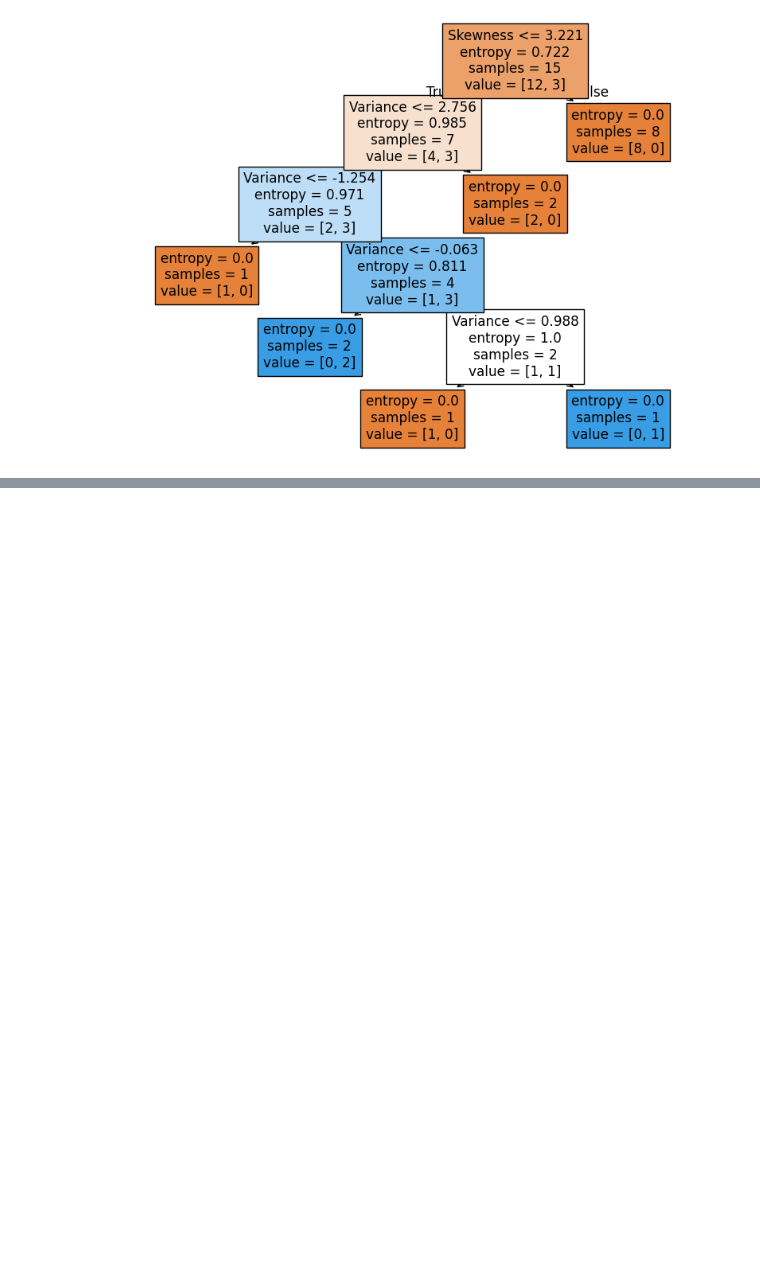
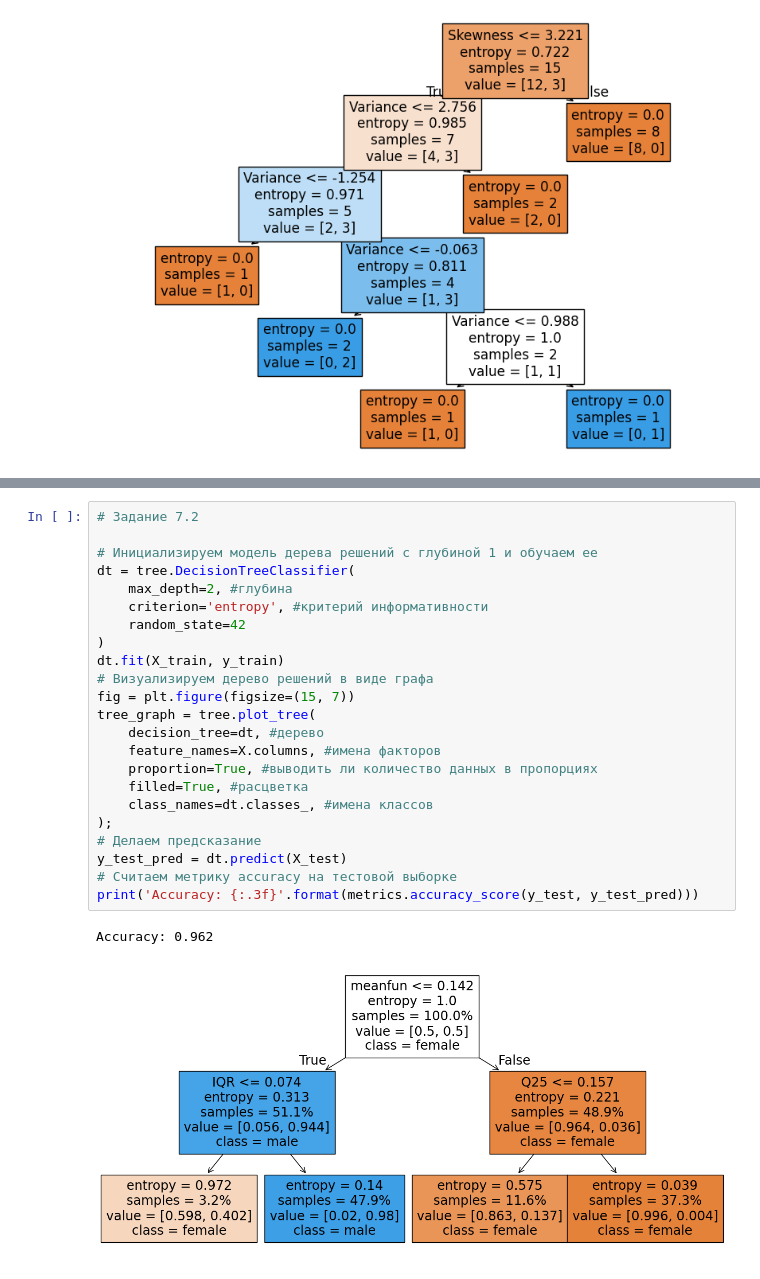
Before and after one commit to Rai1ag/Library, a Jupyter notebook: 6.HM_7_Алгоритме на основе ДР/theory.ipynb, the cells around one changed output, grey strips where cells are left out. Saved outputs shown, nothing was run; the diff lists cells and outputs as text; blank space fills up the shorter version.

```diff
--- a/6.HM_7_Алгоритме на основе ДР/theory.ipynb
+++ b/6.HM_7_Алгоритме на основе ДР/theory.ipynb
@@ -466,0 +549,26 @@ print(dt.get_depth())
+# %%
+# Задание 7.2
+
+# Инициализируем модель дерева решений с глубиной 1 и обучаем ее
+dt = tree.DecisionTreeClassifier(
+    max_depth=2, #глубина
+    criterion='entropy', #критерий информативности
+    random_state=42
+)
+dt.fit(X_train, y_train)
+# Визуализируем дерево решений в виде графа
+fig = plt.figure(figsize=(15, 7))
+tree_graph = tree.plot_tree(
+    decision_tree=dt, #дерево
+    feature_names=X.columns, #имена факторов
+    proportion=True, #выводить ли количество данных в пропорциях
+    filled=True, #расцветка
+    class_names=dt.classes_, #имена классов
+);
+# Делаем предсказание
+y_test_pred = dt.predict(X_test)
+# Считаем метрику accuracy на тестовой выборке
+print('Accuracy: {:.3f}'.format(metrics.accuracy_score(y_test, y_test_pred)))
+# %% [output]
+Accuracy: 0.962
+[figure, added]
```
Also changed, not shown: parts of 10 cells of this notebook, 1 other file.
